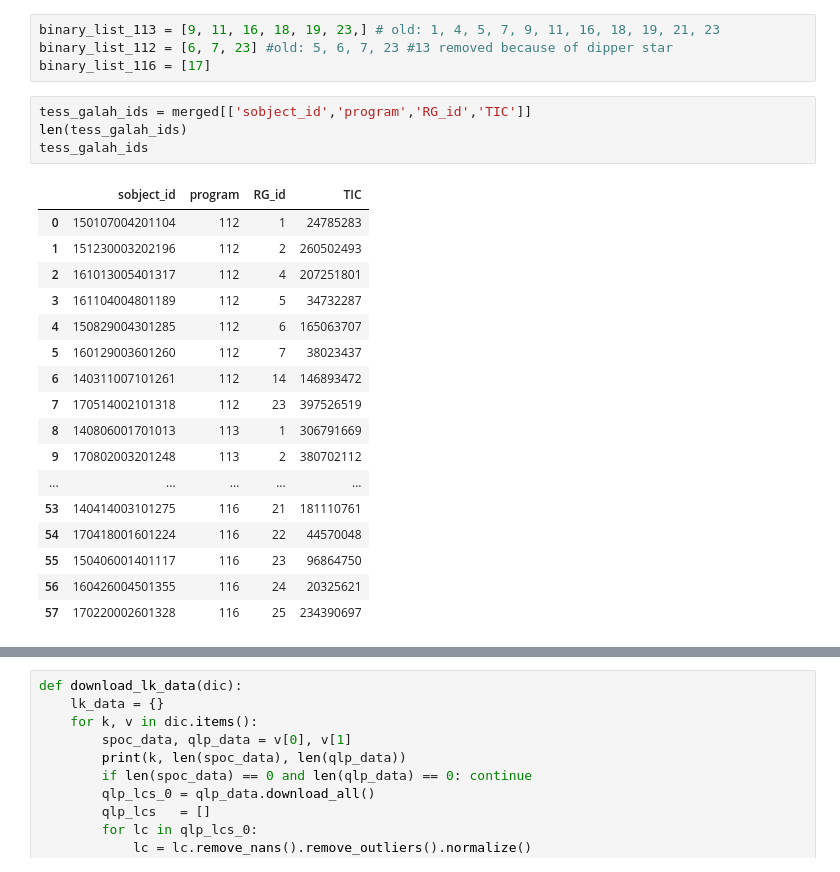
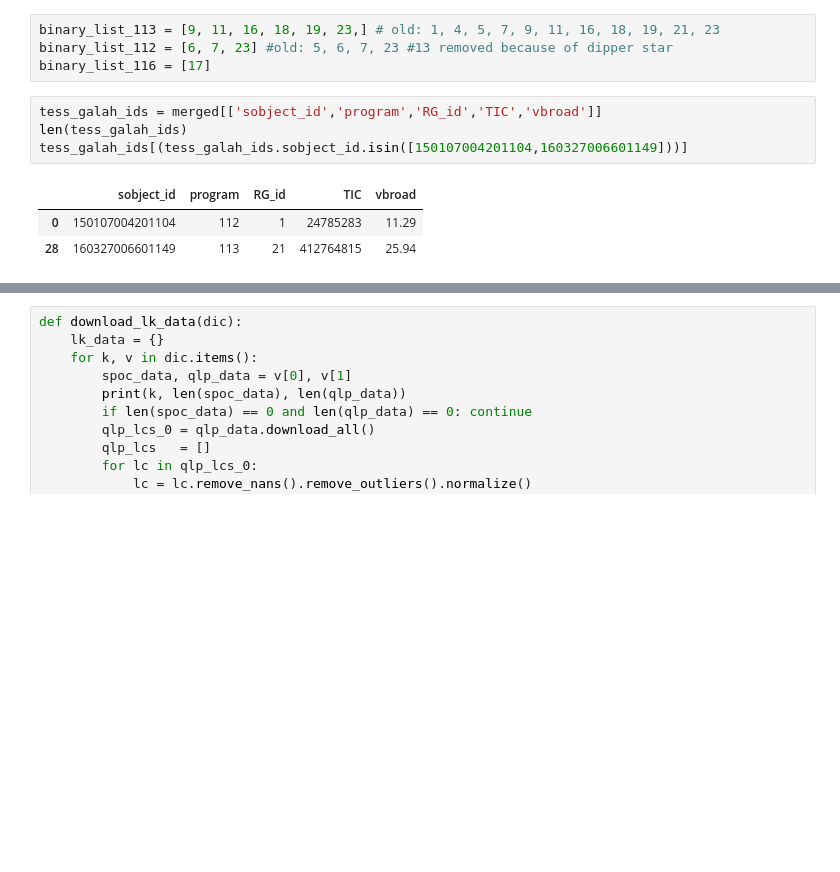
Before and after one commit to MaryumSayeed/ESPRESSO, a Jupyter notebook: scripts/TESS.ipynb, the cells around one changed output, grey strips where cells are left out. Saved outputs shown, nothing was run; the diff lists cells and outputs as text; blank space fills up the shorter version.

```diff
--- a/scripts/TESS.ipynb
+++ b/scripts/TESS.ipynb
@@ -51,27 +51,13 @@ binary_list_113 = [9, 11, 16, 18, 19, 23,] # old: 1, 4, 5, 7, 9, 11, 16, 18, 19,
 binary_list_112 = [6, 7, 23] #old: 5, 6, 7, 23 #13 removed because of dipper star
 binary_list_116 = [17]
 # %%
-tess_galah_ids = merged[['sobject_id','program','RG_id','TIC']]
+tess_galah_ids = merged[['sobject_id','program','RG_id','TIC','vbroad']]
 len(tess_galah_ids)
-tess_galah_ids
+tess_galah_ids[(tess_galah_ids.sobject_id.isin([150107004201104,160327006601149]))]
 # %% [output]
-|  | sobject_id | program | RG_id | TIC |
-| 0 | 150107004201104 | 112 | 1 | 24785283 |
-| 1 | 151230003202196 | 112 | 2 | 260502493 |
-| 2 | 161013005401317 | 112 | 4 | 207251801 |
-| 3 | 161104004801189 | 112 | 5 | 34732287 |
-| 4 | 150829004301285 | 112 | 6 | 165063707 |
-| 5 | 160129003601260 | 112 | 7 | 38023437 |
-| 6 | 140311007101261 | 112 | 14 | 146893472 |
-| 7 | 170514002101318 | 112 | 23 | 397526519 |
-| 8 | 140806001701013 | 113 | 1 | 306791669 |
-| 9 | 170802003201248 | 113 | 2 | 380702112 |
-| ... | ... | ... | ... | ... |
-| 53 | 140414003101275 | 116 | 21 | 181110761 |
-| 54 | 170418001601224 | 116 | 22 | 44570048 |
-| 55 | 150406001401117 | 116 | 23 | 96864750 |
-| 56 | 160426004501355 | 116 | 24 | 20325621 |
-| 57 | 170220002601328 | 116 | 25 | 234390697 |
+|  | sobject_id | program | RG_id | TIC | vbroad |
+| 0 | 150107004201104 | 112 | 1 | 24785283 | 11.29 |
+| 28 | 160327006601149 | 113 | 21 | 412764815 | 25.94 |
 # %%
 def check_tess(df):
     save_sr = {}
```
Also changed, not shown: parts of 29 cells of this notebook, 3 other files.
